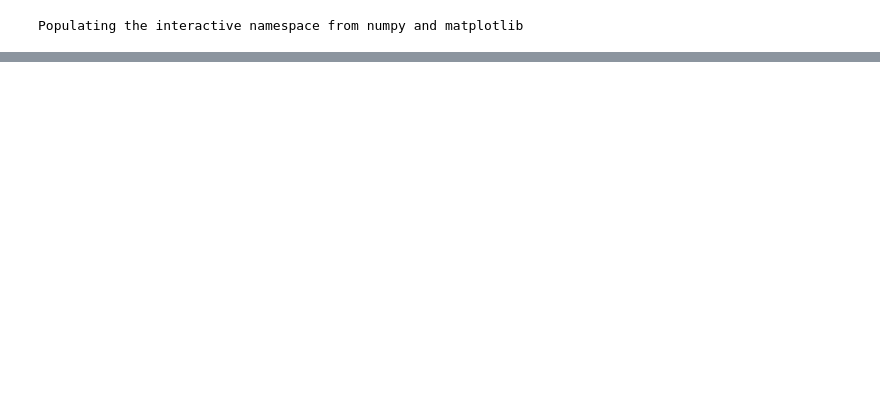
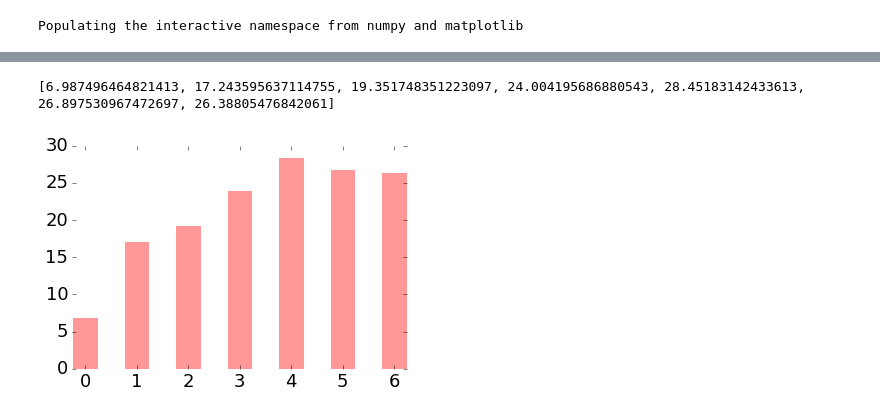
Before and after one commit to Dicotomix/DicotomixSurvey, a Jupyter notebook: Survey.ipynb, the cells around one changed output, grey strips where cells are left out. Saved outputs shown, nothing was run; the diff lists cells and outputs as text; code cells hidden in the pictures; blank space fills up the shorter version.

```diff
--- a/Survey.ipynb
+++ b/Survey.ipynb
@@ -34,0 +70,26 @@ for i in range(len(tableau20)):
+# %%
+means = [0] * len(methods)
+for i in range(len(methods)):
+    for j in range(len(methods[i])):
+        means[i] += j * methods[i][j]
+print means
+
+pos = np.arange(len(means))
+width = 0.5     # gives histogram aspect to the bar diagram
+
+ax = plt.axes()
+ax.set_xticks(pos + (width / 2))
+ax.set_xticklabels(pos)
+
+# Remove the plot frame lines. They are unnecessary chartjunk.
+ax = plt.subplot(111)
+ax.spines["top"].set_visible(False)
+ax.spines["bottom"].set_visible(False)
+ax.spines["right"].set_visible(False)
+ax.spines["left"].set_visible(False)
+
+plt.bar(pos, means, width, color=tableau20[7], edgecolor='white')
+plt.show()
+# %% [output]
+[6.987496464821413, 17.243595637114755, 19.351748351223097, 24.004195686880543, 28.45183142433613, 26.897530967472697, 26.38805476842061]
+[figure, added]
```
Also changed, not shown: parts of 3 cells of this notebook.
